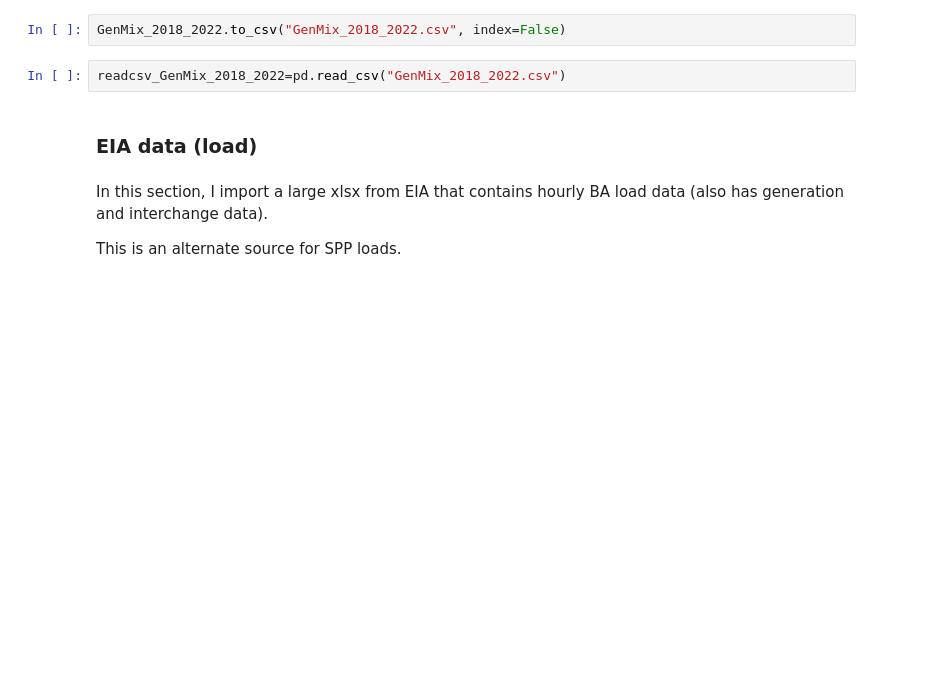
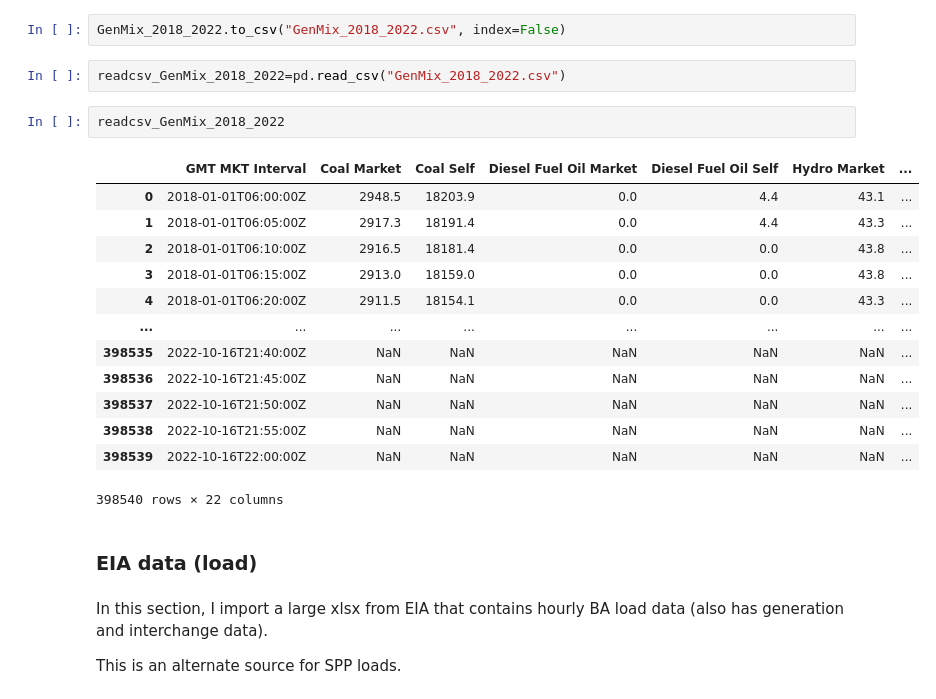
Before and after one commit to QingweiMeng1234/Project-1018, a Jupyter notebook: importdata/Import Data and Preprocess v2.ipynb, the cells around one changed output. Drawn from its saved outputs; the diff is of its cells as text; blank space fills up the shorter version.

```diff
--- a/importdata/Import Data and Preprocess v2.ipynb
+++ b/importdata/Import Data and Preprocess v2.ipynb
@@ -382,6 +404,22 @@ Index(['GMT MKT Interval', ' Coal Market', ' Coal Self',
 GenMix_2018_2022.to_csv("GenMix_2018_2022.csv", index=False)
 # %%
 readcsv_GenMix_2018_2022=pd.read_csv("GenMix_2018_2022.csv")
+# %%
+readcsv_GenMix_2018_2022
+# %% [output]
+|  | GMT MKT Interval | Coal Market | Coal Self | Diesel Fuel Oil Market | Diesel Fuel Oil Self | Hydro Market | ... |
+| 0 | 2018-01-01T06:00:00Z | 2948.5 | 18203.9 | 0.0 | 4.4 | 43.1 | ... |
+| 1 | 2018-01-01T06:05:00Z | 2917.3 | 18191.4 | 0.0 | 4.4 | 43.3 | ... |
+| 2 | 2018-01-01T06:10:00Z | 2916.5 | 18181.4 | 0.0 | 0.0 | 43.8 | ... |
+| 3 | 2018-01-01T06:15:00Z | 2913.0 | 18159.0 | 0.0 | 0.0 | 43.8 | ... |
+| 4 | 2018-01-01T06:20:00Z | 2911.5 | 18154.1 | 0.0 | 0.0 | 43.3 | ... |
+| ... | ... | ... | ... | ... | ... | ... | ... |
+| 398535 | 2022-10-16T21:40:00Z | NaN | NaN | NaN | NaN | NaN | ... |
+| 398536 | 2022-10-16T21:45:00Z | NaN | NaN | NaN | NaN | NaN | ... |
+| 398537 | 2022-10-16T21:50:00Z | NaN | NaN | NaN | NaN | NaN | ... |
+| 398538 | 2022-10-16T21:55:00Z | NaN | NaN | NaN | NaN | NaN | ... |
+| 398539 | 2022-10-16T22:00:00Z | NaN | NaN | NaN | NaN | NaN | ... |
+398540 rows × 22 columns
 # %% [markdown]
 ### EIA data (load)
 # %% [markdown]
```
Also changed, not shown: parts of 9 cells of this notebook, 7 other files.
